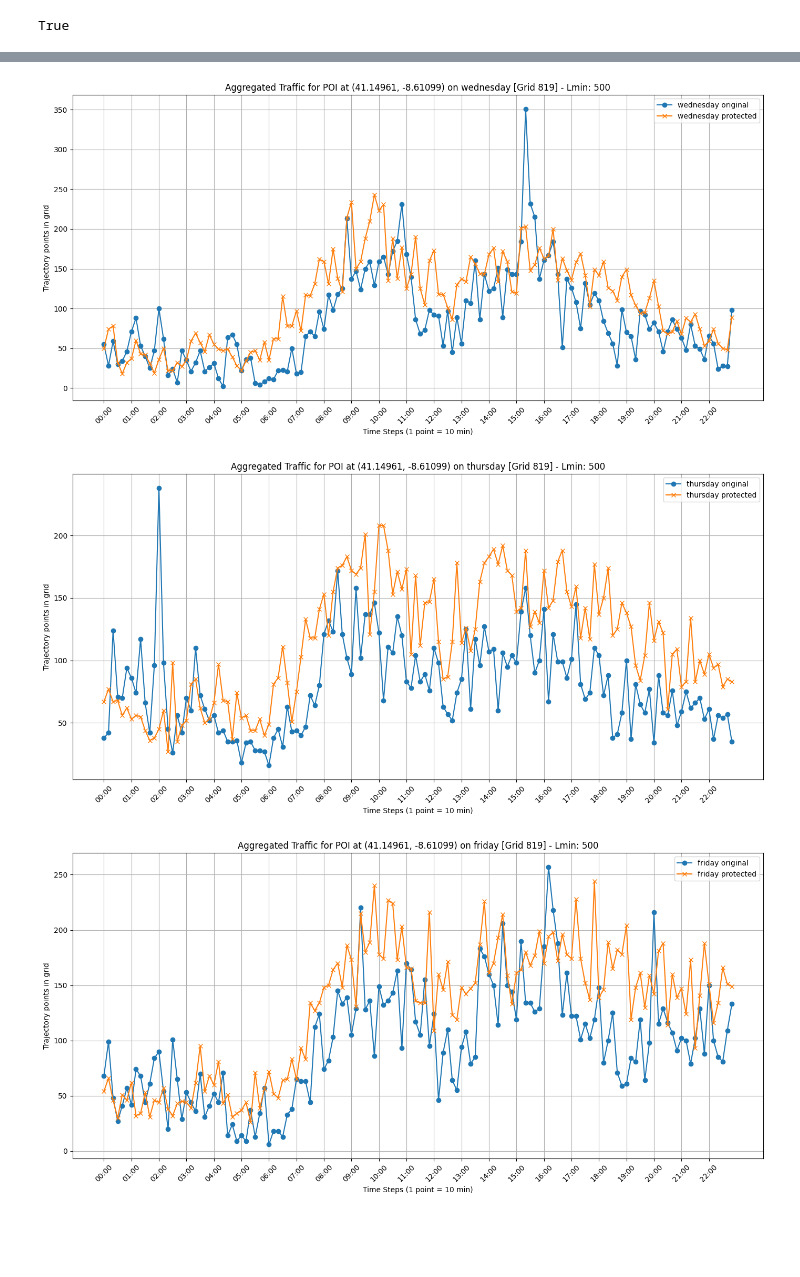
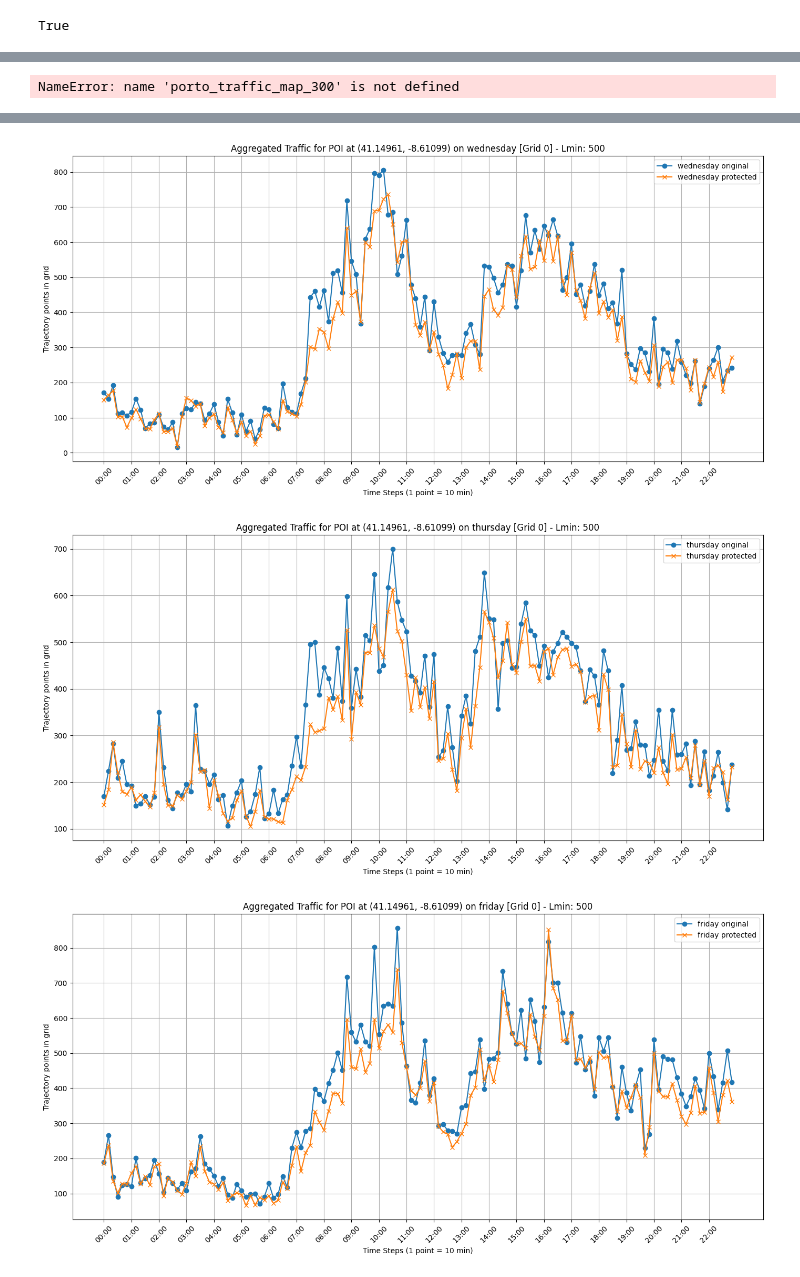
Before and after one commit to aromanrsc/APU-TrajGenPlus, a Jupyter notebook: data_preprocessing/one_set_three_tensors/process_porto_uci_protected_170_350_one_square_1000.ipynb, the cells around one changed output, grey strips where cells are left out. Saved outputs shown, nothing was run; the diff lists cells and outputs as text; code cells hidden in the pictures; blank space fills up the shorter version.

Commit message:
Notebooks for one square experiment with 170-350 dataset for Porto.

```diff
--- a/data_preprocessing/one_set_three_tensors/process_porto_uci_protected_170_350_one_square_1000.ipynb
+++ b/data_preprocessing/one_set_three_tensors/process_porto_uci_protected_170_350_one_square_1000.ipynb
@@ -420,6 +361,34 @@ def get_traffic_map_data(dataset_df, grid_squares):
             "intervals": intervals_porto
         }
     return porto_traffic_maps
+# %%
+def create_square_bbox(center_lat, center_lon, size_km):
+    """
+    Create a square bounding box around a central point.
+
+    Args:
+        center_lat (float): Latitude of the center point.
+        center_lon (float): Longitude of the center point.
+        size_km (float): Length of one side of the square in kilometers.
+
+    Returns:
+        Dict containing (min_lat, min_lon, max_lat, max_lon).
+    """
+    data_square = {}
+    # Approximate conversion: 1 degree latitude ~ 111 km
+    delta_lat = (size_km / 2) / 111.0
+
+    # Approximate conversion: 1 degree longitude ~ 111 km * cos(latitude in radians)
+    from math import cos, radians
+    delta_lon = (size_km / 2) / (111.0 * cos(radians(center_lat)))
+
+    data_square["min_lat"] = center_lat - delta_lat
+    data_square["max_lat"] = center_lat + delta_lat
+    data_square["min_lon"] = center_lon - delta_lon
+    data_square["max_lon"] = center_lon + delta_lon
+
+
+    return data_square
 # %%
 normalization_ranges=load_object(DENORMALIZER_RANGES_FILE)
 # %%
@@ -510,0 +424,2 @@ grid_squares = split_by_area(DATA_SQUARE_PORTO, target_area_m2=L_MIN*L_MIN)
+# %%
+bbox_1000 = create_square_bbox(POI_LAT, POI_LON, (L_MIN_1000/2)/1000)
@@ -586,3 +482,0 @@ def get_traffic_map_data(dataset_df, grid_squares):
-# %%
-porto_traffic_map_300 = get_traffic_map_data(porto_weekday_dfs, grid_squares)
-# protected_traffic_map_34000 = get_traffic_map_data(protected_weekdays_dfs_34000, grid_squares)
@@ -594,10 +642,12 @@ True
 # %%
-porto_traffic_map_300 = load_object(TRAFFIC_MAP_ORIGINAL_PATH)
-protected_traffic_map_34000 = load_object(PROTECTED_TRAFFIC_MAP_PATH)
+# porto_traffic_map_300 = load_object(TRAFFIC_MAP_ORIGINAL_PATH)
+# protected_traffic_map_34000 = load_object(PROTECTED_TRAFFIC_MAP_PATH)
 # %%
 porto_working_days_dict_300 = {day: porto_traffic_map_300[day] for day in working_days if day in porto_traffic_map_300}
 protected_working_days_dict_34000 = {day: protected_traffic_map_34000[day] for day in working_days if day in protected_traffic_map_34000}
+# %% [output]
+NameError: name 'porto_traffic_map_300' is not defined
 # %%
 for day in working_days:
-    plot_traffic_one_day_for_poi(POI_LAT, POI_LON, grid_squares, porto_working_days_dict_300, protected_working_days_dict_34000, day, lmin="500")
+    plot_traffic_one_day_for_poi(POI_LAT, POI_LON, [bbox_1000], porto_working_days_dict_300, protected_working_days_dict_34000, day, lmin="500")
 # %% [output]
@@ -606,3 +656,3 @@ for day in working_days:
-[figure, old version]
+[figure, new version]
-[figure, old version]
+[figure, new version]
-[figure, old version]
+[figure, new version]
```
Also changed, not shown: parts of 36 cells of this notebook, 2 other files.
